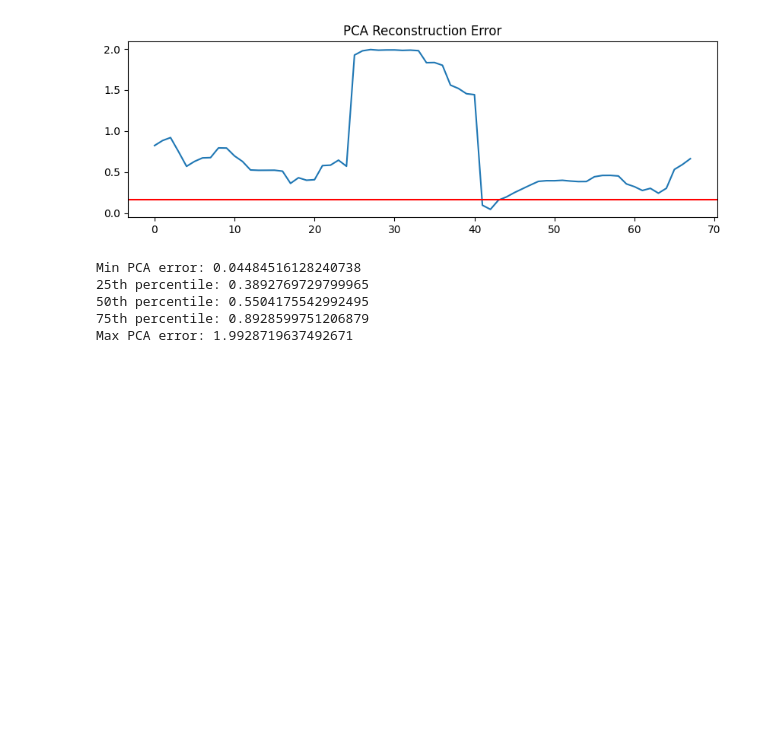
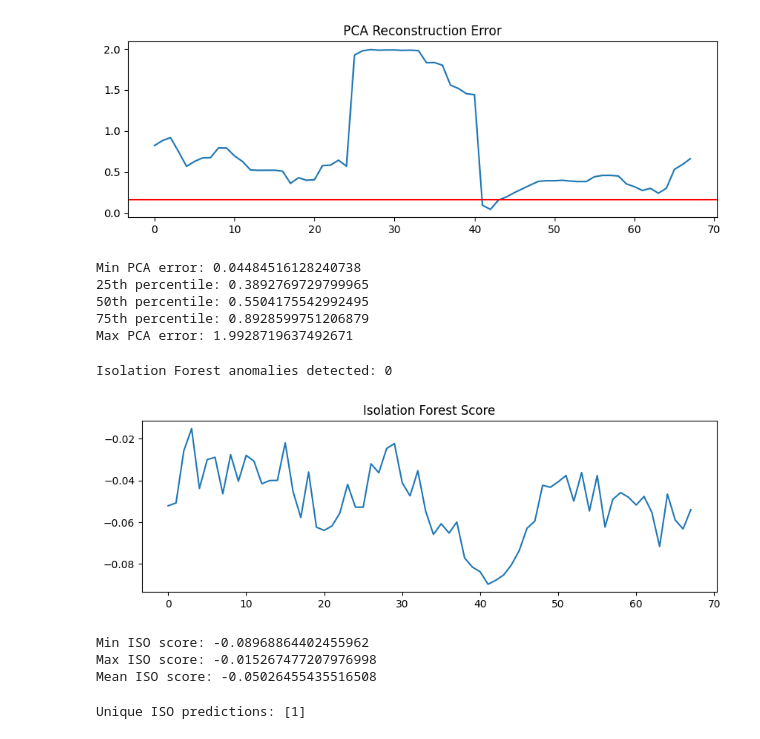
Before and after one commit to yuvanbruh/telemetry-anomaly-causal, a Jupyter notebook: notebooks/03_classical_baselines.ipynb, the cells around one changed output. Cells and saved outputs as stored; diff of their text form; code cells hidden in the pictures; blank space fills up the shorter version.

```diff
--- a/notebooks/03_classical_baselines.ipynb
+++ b/notebooks/03_classical_baselines.ipynb
@@ -158,0 +160,30 @@ Max PCA error: 1.9928719637492671
+# %%
+iso = IsolationForest(contamination=0.05, random_state=42)
+iso.fit(X_train_flat)
+
+iso_scores = -iso.decision_function(X_test_flat)
+iso_preds  = iso.predict(X_test_flat)
+
+iso_anomalies = iso_preds == -1
+
+print("Isolation Forest anomalies detected:", iso_anomalies.sum())
+
+plt.figure(figsize=(10,3))
+plt.plot(iso_scores)
+plt.title("Isolation Forest Score")
+plt.show()
+# %% [output]
+Isolation Forest anomalies detected: 0
+[figure, added]
+# %%
+print("Min ISO score:", iso_scores.min())
+print("Max ISO score:", iso_scores.max())
+print("Mean ISO score:", iso_scores.mean())
+# %% [output]
+Min ISO score: -0.08968864402455962
+Max ISO score: -0.015267477207976998
+Mean ISO score: -0.05026455435516508
+# %%
+print("Unique ISO predictions:", np.unique(iso_preds))
+# %% [output]
+Unique ISO predictions: [1]
```
Also changed, not shown: parts of 11 cells of this notebook, 9 other files.
